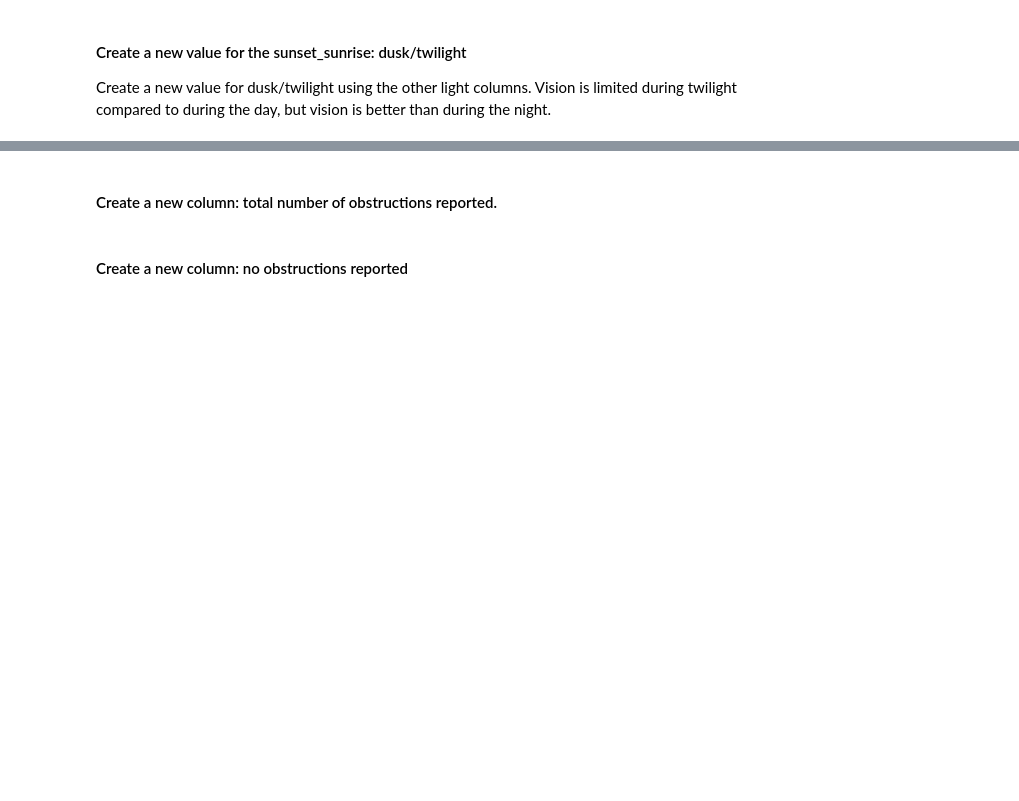
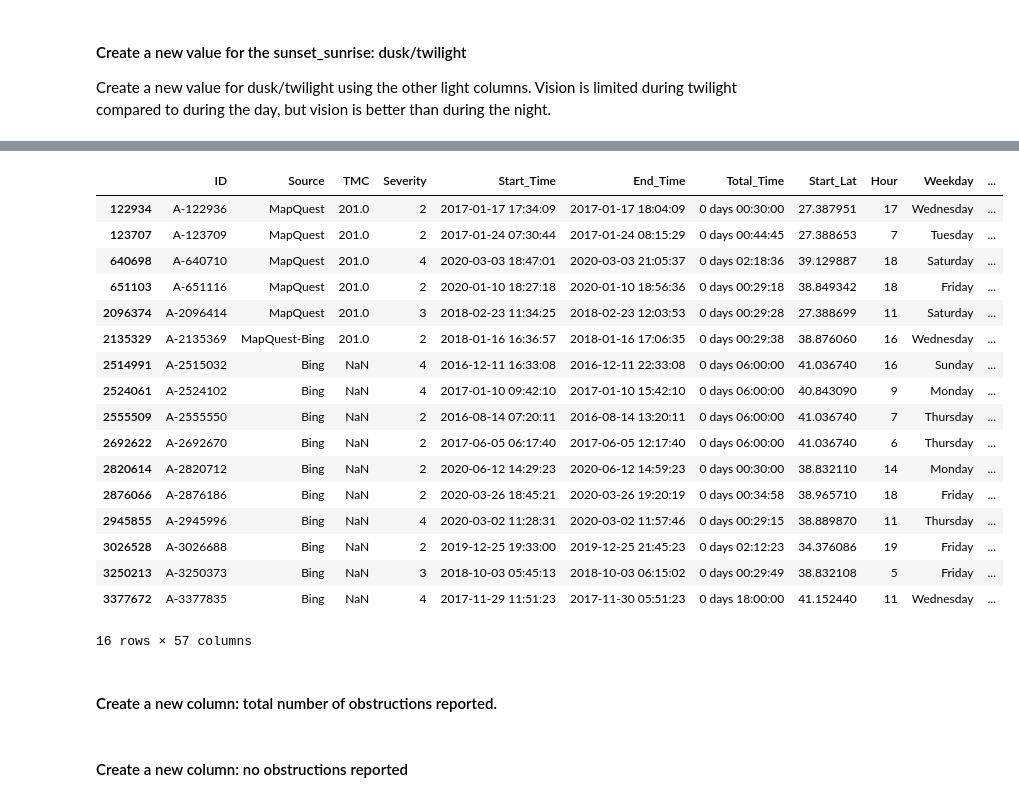
Before and after one commit to terencervl/trafficdataopdr, a Jupyter notebook: accidents_data-cleaningEva.ipynb, the cells around one changed output, grey strips where cells are left out. Saved outputs shown, nothing was run; the diff lists cells and outputs as text; code cells hidden in the pictures; blank space fills up the shorter version.

Commit message:
update van de 'light' kolom waar waarden missen. Nu ipv 110 missende waarden maar 16. Ook de kolom season veranderd (de maanden aangepast per seizoen).

```diff
--- a/accidents_data-cleaningEva.ipynb
+++ b/accidents_data-cleaningEva.ipynb
@@ -260,0 +256,33 @@ accidents['Light'].isna().sum()
+# %%
+month_list = [1, 2, 3, 4, 5, 6, 7, 8, 9, 10, 11 , 12]
+
+def get_minmax_time_daytwilight(list_months):
+    all_months = []
+    for month in list_months:
+        #maak voor elke maand een apart dataframe aan
+        accidents_month = accidents[accidents['Month'] == month]
+
+        # ga kijken naar de max en min waarden van daglicht voor deze maand en sla deze op in my_list
+        list_times_day_night = [month]
+
+        day_min = min(accidents_month[accidents_month['Light'] == 'Day']['Start_Time'])
+        list_times_day_night.append(day_min)
+        day_max = max(accidents_month[accidents_month['Light'] == 'Day']['Start_Time'])
+        list_times_day_night.append(day_max)
+
+        twilight_min = min(accidents_month[accidents_month['Light'] == 'Twilight']['Start_Time'])
+        list_times_day_night.append(twilight_min)
+        twilight_max = max(accidents_month[accidents_month['Light'] == 'Twilight']['Start_Time'])
+        list_times_day_night.append(twilight_max)
+
+        # put this list in an overall list.
+        all_months.append(list_times_day_night)
+
+    # turn the list of all month's data into a dataframe. print
+    all_months_df = pd.DataFrame(all_months)
+    all_months_df = all_months_df.rename(columns = {0:'month', 1:'min_day', 2:'max_day',
+                                                    3:'min_twilight', 4:'max_twilight'})
+    return all_months_df
+
+df = get_minmax_time_daytwilight(month_list)
+df = df.set_index('month')
@@ -260,0 +341,4 @@ accidents['Light'].isna().sum()
+# %%
+mask = new_light_series.isna()
+list_indices = list(new_light_series[mask].index)
+list_indices
@@ -261,3 +362,24 @@ accidents['Light'].isna().sum()
+# %%
+accidents.iloc[list_indices]
+# %% [output]
+|  | ID | Source | TMC | Severity | Start_Time | End_Time | Total_Time | Start_Lat | Hour | Weekday | ... |
+| 122934 | A-122936 | MapQuest | 201.0 | 2 | 2017-01-17 17:34:09 | 2017-01-17 18:04:09 | 0 days 00:30:00 | 27.387951 | 17 | Wednesday | ... |
+| 123707 | A-123709 | MapQuest | 201.0 | 2 | 2017-01-24 07:30:44 | 2017-01-24 08:15:29 | 0 days 00:44:45 | 27.388653 | 7 | Tuesday | ... |
+| 640698 | A-640710 | MapQuest | 201.0 | 4 | 2020-03-03 18:47:01 | 2020-03-03 21:05:37 | 0 days 02:18:36 | 39.129887 | 18 | Saturday | ... |
+| 651103 | A-651116 | MapQuest | 201.0 | 2 | 2020-01-10 18:27:18 | 2020-01-10 18:56:36 | 0 days 00:29:18 | 38.849342 | 18 | Friday | ... |
+| 2096374 | A-2096414 | MapQuest | 201.0 | 3 | 2018-02-23 11:34:25 | 2018-02-23 12:03:53 | 0 days 00:29:28 | 27.388699 | 11 | Saturday | ... |
+| 2135329 | A-2135369 | MapQuest-Bing | 201.0 | 2 | 2018-01-16 16:36:57 | 2018-01-16 17:06:35 | 0 days 00:29:38 | 38.876060 | 16 | Wednesday | ... |
+| 2514991 | A-2515032 | Bing | NaN | 4 | 2016-12-11 16:33:08 | 2016-12-11 22:33:08 | 0 days 06:00:00 | 41.036740 | 16 | Sunday | ... |
+| 2524061 | A-2524102 | Bing | NaN | 4 | 2017-01-10 09:42:10 | 2017-01-10 15:42:10 | 0 days 06:00:00 | 40.843090 | 9 | Monday | ... |
+| 2555509 | A-2555550 | Bing | NaN | 2 | 2016-08-14 07:20:11 | 2016-08-14 13:20:11 | 0 days 06:00:00 | 41.036740 | 7 | Thursday | ... |
+| 2692622 | A-2692670 | Bing | NaN | 2 | 2017-06-05 06:17:40 | 2017-06-05 12:17:40 | 0 days 06:00:00 | 41.036740 | 6 | Thursday | ... |
+| 2820614 | A-2820712 | Bing | NaN | 2 | 2020-06-12 14:29:23 | 2020-06-12 14:59:23 | 0 days 00:30:00 | 38.832110 | 14 | Monday | ... |
+| 2876066 | A-2876186 | Bing | NaN | 2 | 2020-03-26 18:45:21 | 2020-03-26 19:20:19 | 0 days 00:34:58 | 38.965710 | 18 | Friday | ... |
+| 2945855 | A-2945996 | Bing | NaN | 4 | 2020-03-02 11:28:31 | 2020-03-02 11:57:46 | 0 days 00:29:15 | 38.889870 | 11 | Thursday | ... |
+| 3026528 | A-3026688 | Bing | NaN | 2 | 2019-12-25 19:33:00 | 2019-12-25 21:45:23 | 0 days 02:12:23 | 34.376086 | 19 | Friday | ... |
+| 3250213 | A-3250373 | Bing | NaN | 3 | 2018-10-03 05:45:13 | 2018-10-03 06:15:02 | 0 days 00:29:49 | 38.832108 | 5 | Friday | ... |
+| 3377672 | A-3377835 | Bing | NaN | 4 | 2017-11-29 11:51:23 | 2017-11-30 05:51:23 | 0 days 18:00:00 | 41.152440 | 11 | Wednesday | ... |
+16 rows × 57 columns
 # %% [markdown]
 #### Create a new column: total number of obstructions reported.
 # %%
```
Also changed, not shown: parts of 12 cells of this notebook.
